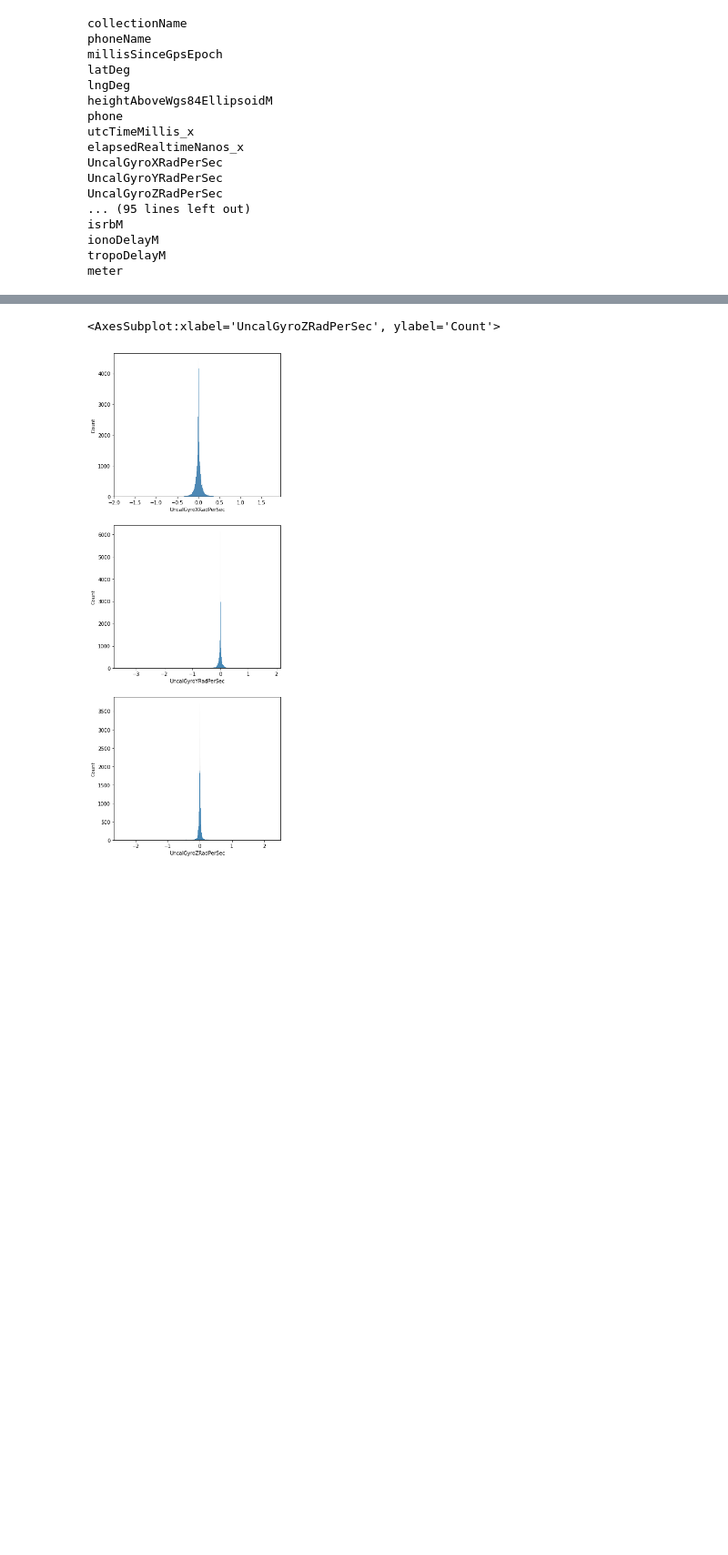
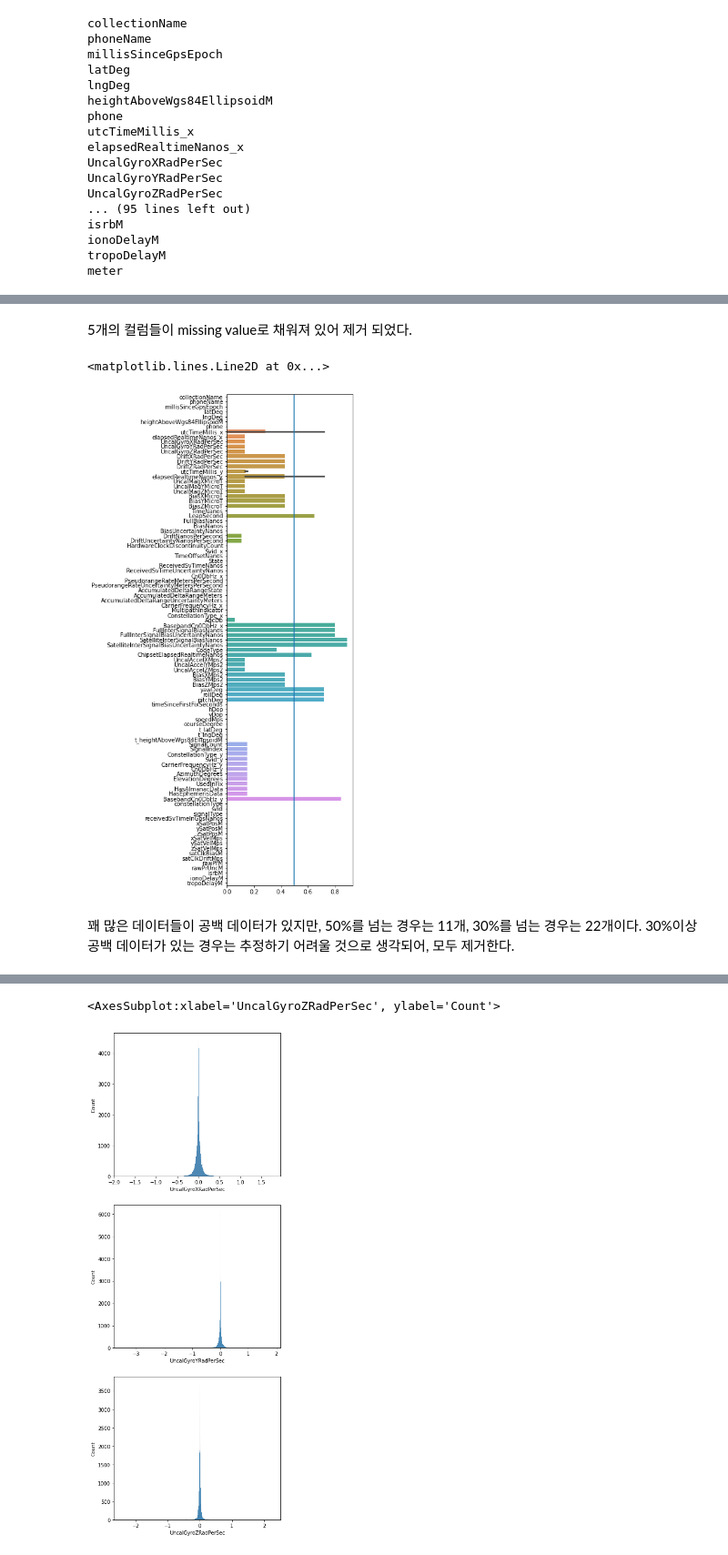
Before and after one commit to leeh8911/BeSuperRepo, a Jupyter notebook: GoogleSmartPhone/code/EDA.ipynb, the cells around one changed output, grey strips where cells are left out. Shown at 91% size. Saved outputs shown, nothing was run; the diff lists cells and outputs as text; code cells hidden in the pictures; blank space fills up the shorter version.

```diff
--- a/GoogleSmartPhone/code/EDA.ipynb
+++ b/GoogleSmartPhone/code/EDA.ipynb
@@ -217,0 +202,5 @@ memory usage: 112.2+ MB
+# %%
+df_train = df_train.dropna(axis = 1, how = 'all')
+print(df_train.shape)
+print(df_train.columns)
+df_train.head()
@@ -217,0 +224,13 @@ memory usage: 112.2+ MB
+# %% [markdown]
+5개의 컬럼들이 missing value로 채워져 있어 제거 되었다.
+# %%
+fig = plt.figure(figsize = (4, 16))
+ax = plt.gca()
+df = df_train.isna().mean(axis = 0)
+sns.barplot(x = df, y = df.index, ax = ax)
+ax.axvline(0.5)
+# %% [output]
+<matplotlib.lines.Line2D at 0x...>
+[figure, added]
+# %% [markdown]
+꽤 많은 데이터들이 공백 데이터가 있지만, 50%를 넘는 경우는 11개, 30%를 넘는 경우는 22개이다. 30%이상 공백 데이터가 있는 경우는 추정하기 어려울 것으로 생각되어, 모두 제거한다.
```
Also changed, not shown: parts of 18 cells of this notebook, 4 other files.
